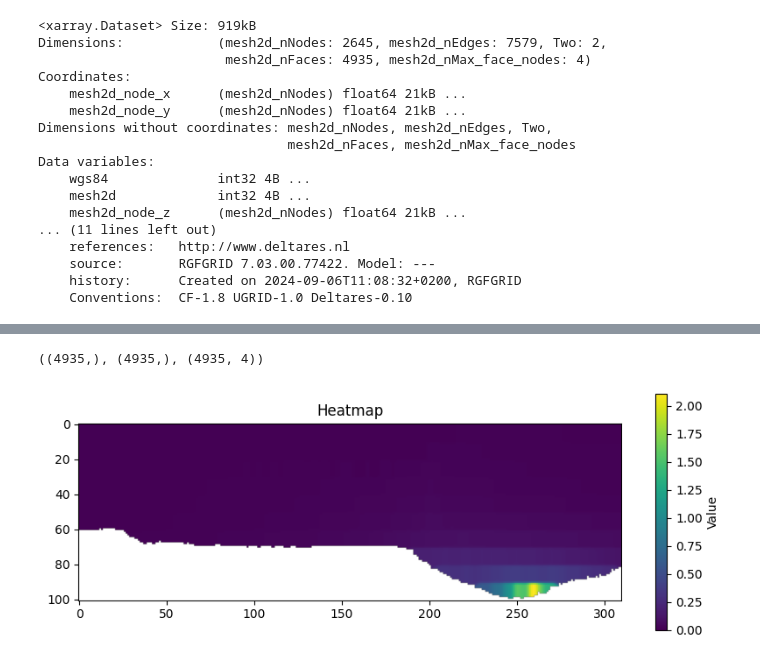
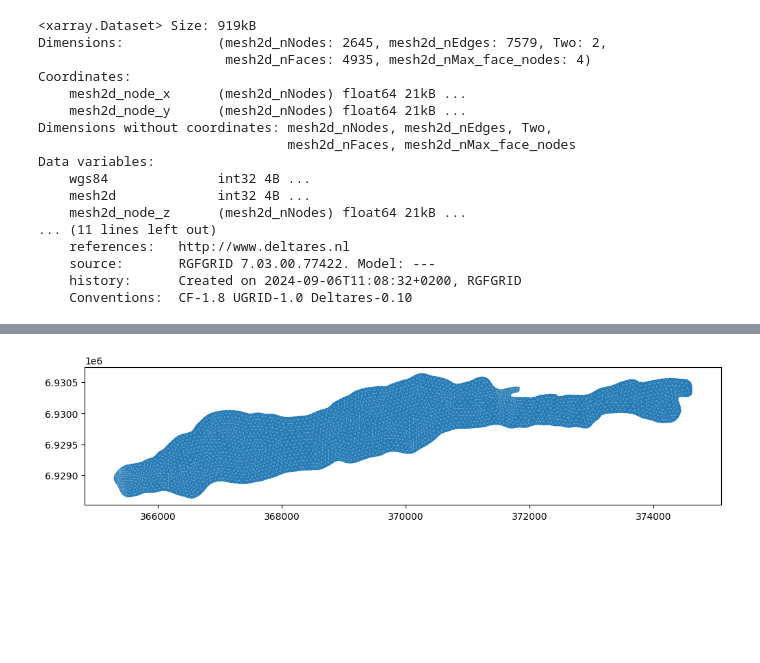
Before and after one commit to NTNUSmartWater/DigiH2O-Platform, a Jupyter notebook: process.ipynb, the cells around one changed output, grey strips where cells are left out. Saved outputs shown, nothing was run; the diff lists cells and outputs as text; code cells hidden in the pictures; blank space fills up the shorter version.

```diff
--- a/process.ipynb
+++ b/process.ipynb
@@ -225,4 +84,0 @@ data['mesh2d_face_nodes'].values.shape, data['mesh2d_face_nodes'].values
-# %%
-data['mesh2d_face_x'].values.shape, data['mesh2d_face_y'].values.shape, data['mesh2d_face_nodes'].values.shape
-# %% [output]
-((4935,), (4935,), (4935, 4))
@@ -257,40 +85,7 @@ mesh_cache["df"] = df_serialized.to_dict(orient='split')
-# %%
-cache_copy = mesh_cache.copy()
-data = cache_copy["df"]
-df = pd.DataFrame(data=data["data"], columns=data["columns"], index=data["index"])
-df_depth = np.array(df["depth"].values, dtype=float)
-df_depth_rounded, n_rows = abs(np.round(df_depth, 0)), cache_copy["n_rows"]
-depth_values = np.array(cache_copy["depth_values"], dtype=float)
-depth_rounded = abs(np.round(depth_values, 0))
-index_map = {int(v): len(depth_rounded)-i-1 for i, v in enumerate(depth_rounded)}
-# Pre-allocate frame
-frame = np.full((len(df), abs(n_rows)), np.nan, float)
-values_filtered = arr[df.index.values, :]
-depth_int = depth_rounded.astype(int)
-valid_depth = np.unique(depth_int[depth_int < abs(n_rows)])
-col_idx = np.array([index_map[d] for d in valid_depth])
-mask = df_depth[:, None] <= -valid_depth[None, :]
-vals = values_filtered[:, col_idx]
-frame[:, valid_depth] = np.where(mask, vals, frame[:, valid_depth])
-
-# Interpolate and fill missing values row-wise
-mask = ~np.isnan(frame)
-_, (ix, iy) = distance_transform_edt(~mask, return_indices=True)
-frame_filled = gaussian_filter(frame[ix, iy], sigma=(1.2, 0.6))
-frame = np.clip(frame_filled, 0, None)
-
-
-mask_valid = -np.arange(abs(n_rows))[None, :] >= df_depth[:, None]
-max_row = np.max(np.where(mask_valid.T)[0])
-frame[~mask_valid] = np.nan
-smoothed_transpose = frame.T[:max_row + 2, :]
-
-fig, ax = plt.subplots(figsize=(10, 5))
-im = ax.imshow(smoothed_transpose, origin='lower', cmap='viridis')
-ax.invert_yaxis()
-cbar = plt.colorbar(im, ax=ax, shrink=0.7)
-cbar.set_label('Value')
-plt.title('Heatmap')
-plt.show()
-# %% [output]
-[figure, removed]
+# %%
+grid = functions.unstructuredGridCreator(data)
+fig, ax = plt.subplots(figsize=(12, 8))
+grid.to_crs(lake.crs).plot(ax=ax)
+plt.show()
+# %% [output]
+[figure, added]
```
Also changed, not shown: parts of 22 cells of this notebook, 3 other files.
